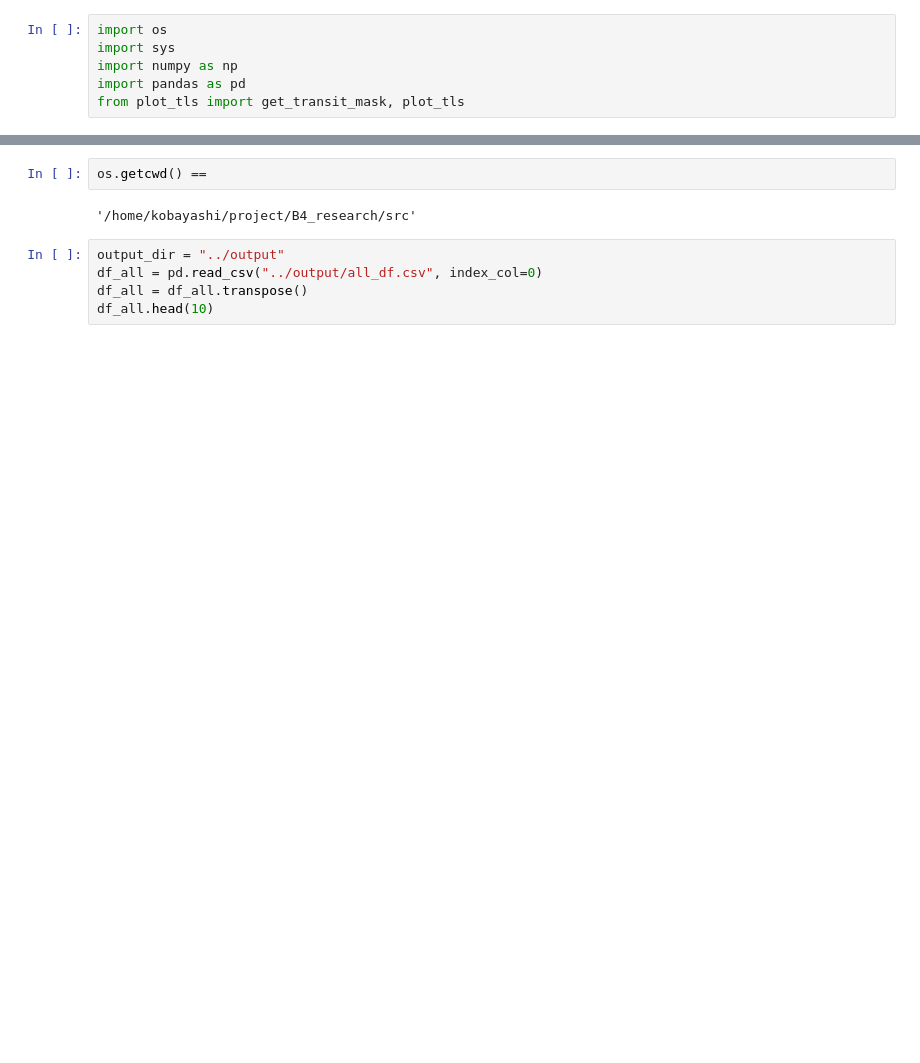
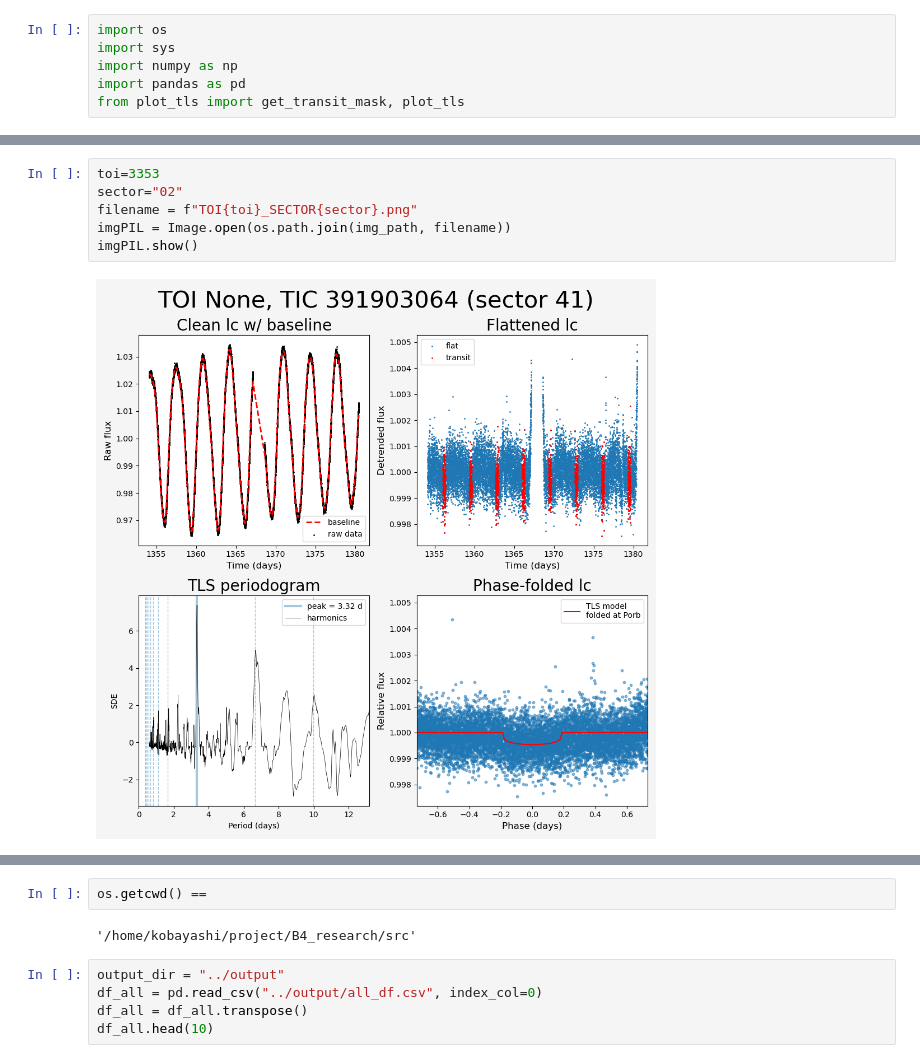
Before and after one commit to hiremasa/ytps, a Jupyter notebook: src/working_notebook.ipynb, the cells around one changed output, grey strips where cells are left out. Cells and saved outputs as stored; diff of their text form; blank space fills up the shorter version.

```diff
--- a/src/working_notebook.ipynb
+++ b/src/working_notebook.ipynb
@@ -32,0 +56,8 @@ all_df_sort_pmax.to_csv("../output/sector41/all_df_sort_pmax.csv")
+# %%
+toi=3353
+sector="02"
+filename = f"TOI{toi}_SECTOR{sector}.png"
+imgPIL = Image.open(os.path.join(img_path, filename))
+imgPIL.show()
+# %% [output]
+[figure, added]
```
Also changed, not shown: parts of 17 cells of this notebook, 4 other files.
